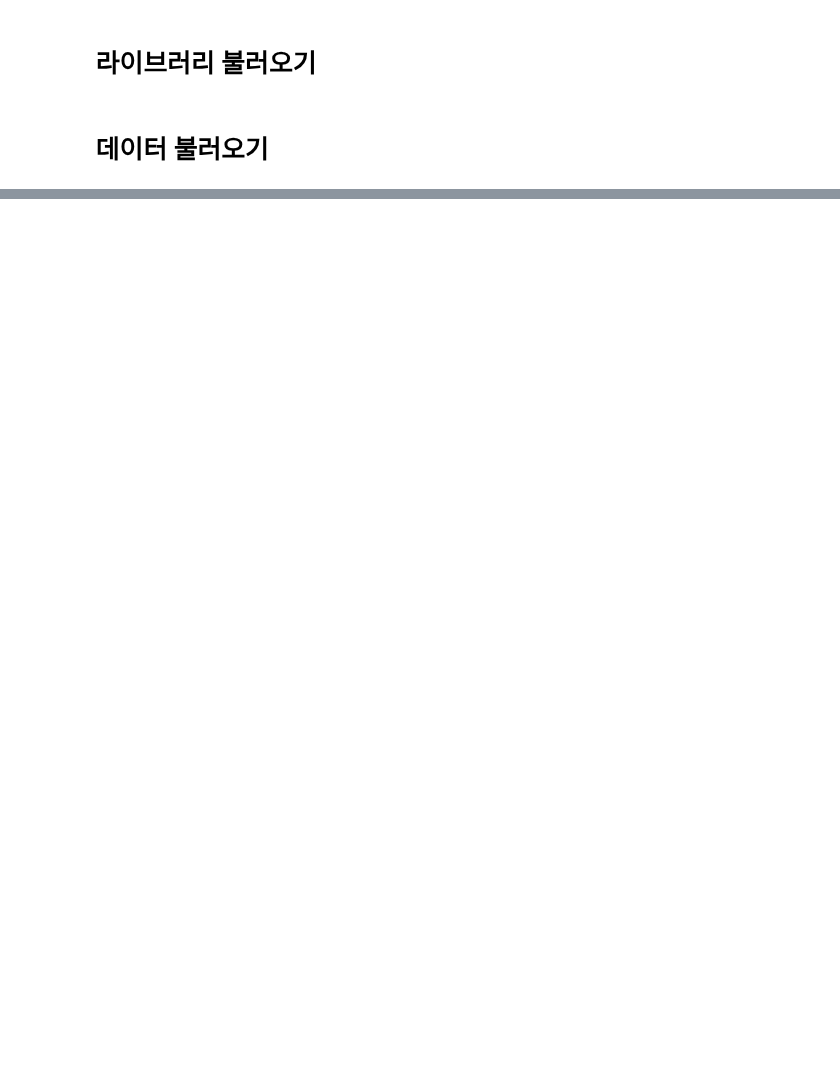
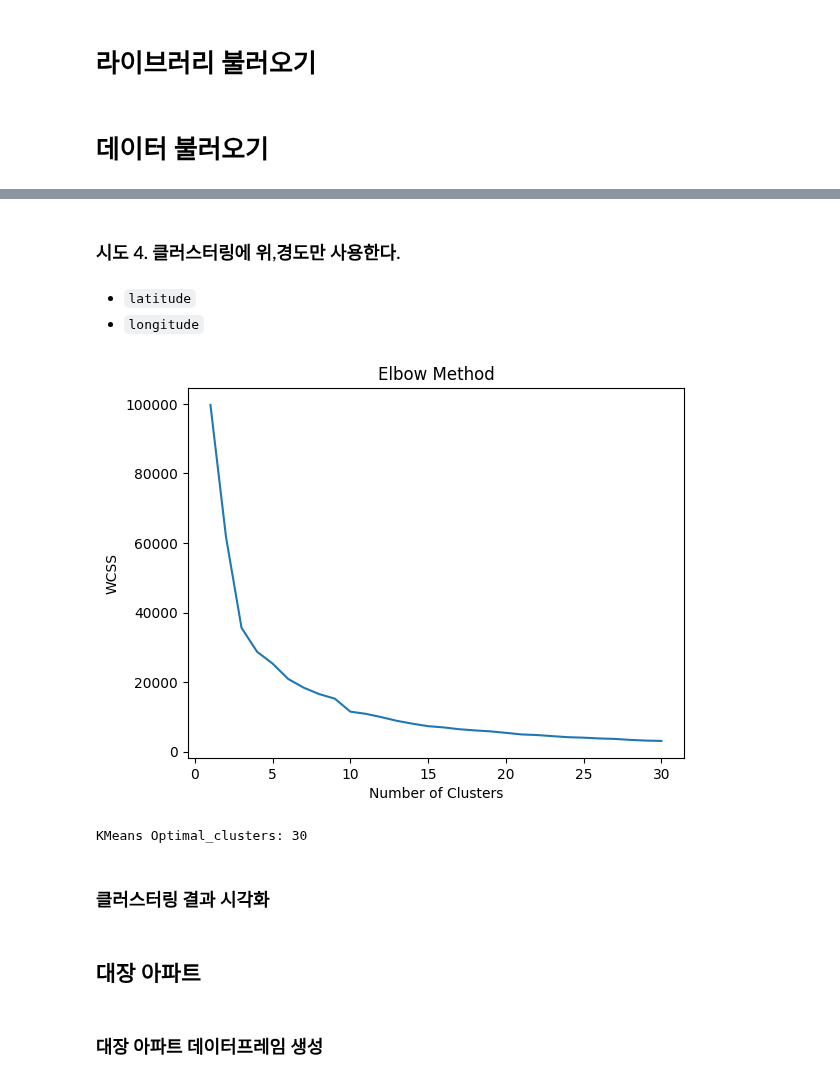
Before and after one commit to boostcampaitech7/level2-competitiveds-recsys-03, a Jupyter notebook: baseline_data.ipynb, the cells around one changed output, grey strips where cells are left out. Cells and saved outputs as stored; diff of their text form; code cells hidden in the pictures; blank space fills up the shorter version.

Commit message:
fix: baseline_data.ipynb 수정 - 클러스터링 시각화 & 대장 아파트 최단거리 변수 생성 코드

```diff
--- a/baseline_data.ipynb
+++ b/baseline_data.ipynb
@@ -49,0 +180,29 @@ test_data
+# %% [markdown]
+### 시도 4. 클러스터링에 위,경도만 사용한다.
+# %% [markdown]
+- `latitude`
+- `longitude`
+# %%
+# 클러스터링에 이용할 변수 선택: 거리와 관련된 변수
+feature_columns = [
+	"latitude",
+	"longitude"
+]
+
+coords = train_data[feature_columns]
+
+# 클러스터링 객체 생성
+cm = ClusteringModel(data=coords)
+
+# 클러스터 개수(k) 설정
+n_clusters = cm.find_kmeans_n_clusters(max_clusters=30)
+# k-means 클러스터링 수행 후 train_data, test_data에 cluster 변수 추가
+kmeans = cm.kmeans_clustering(n_clusters, train_data, test_data,
+							  feature_columns,
+							  label_column="region"
+)
+# %% [output]
+[figure, added]
+KMeans Optimal_clusters: 30
+# %% [markdown]
+### 클러스터링 결과 시각화
@@ -49,0 +239,4 @@ test_data
+# %% [markdown]
+## 대장 아파트
+# %% [markdown]
+### 대장 아파트 데이터프레임 생성
```
Also changed, not shown: parts of 31 cells of this notebook.
